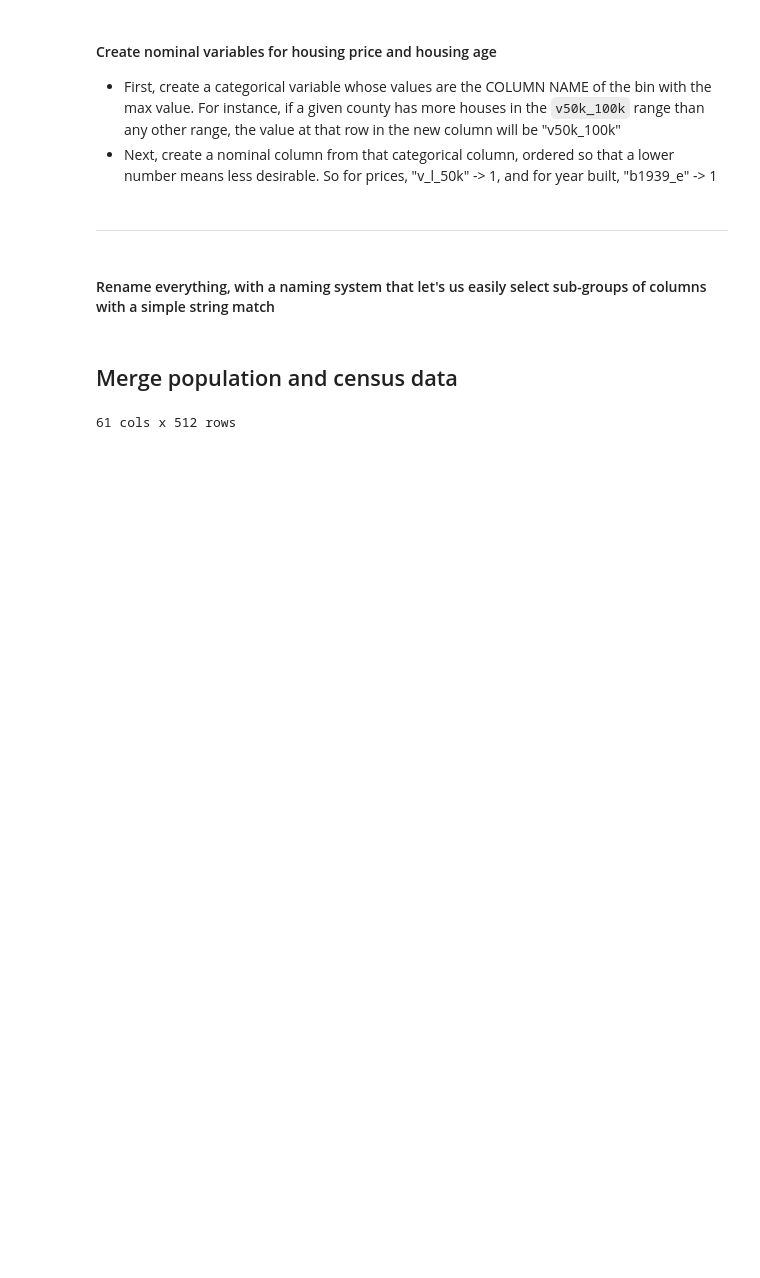
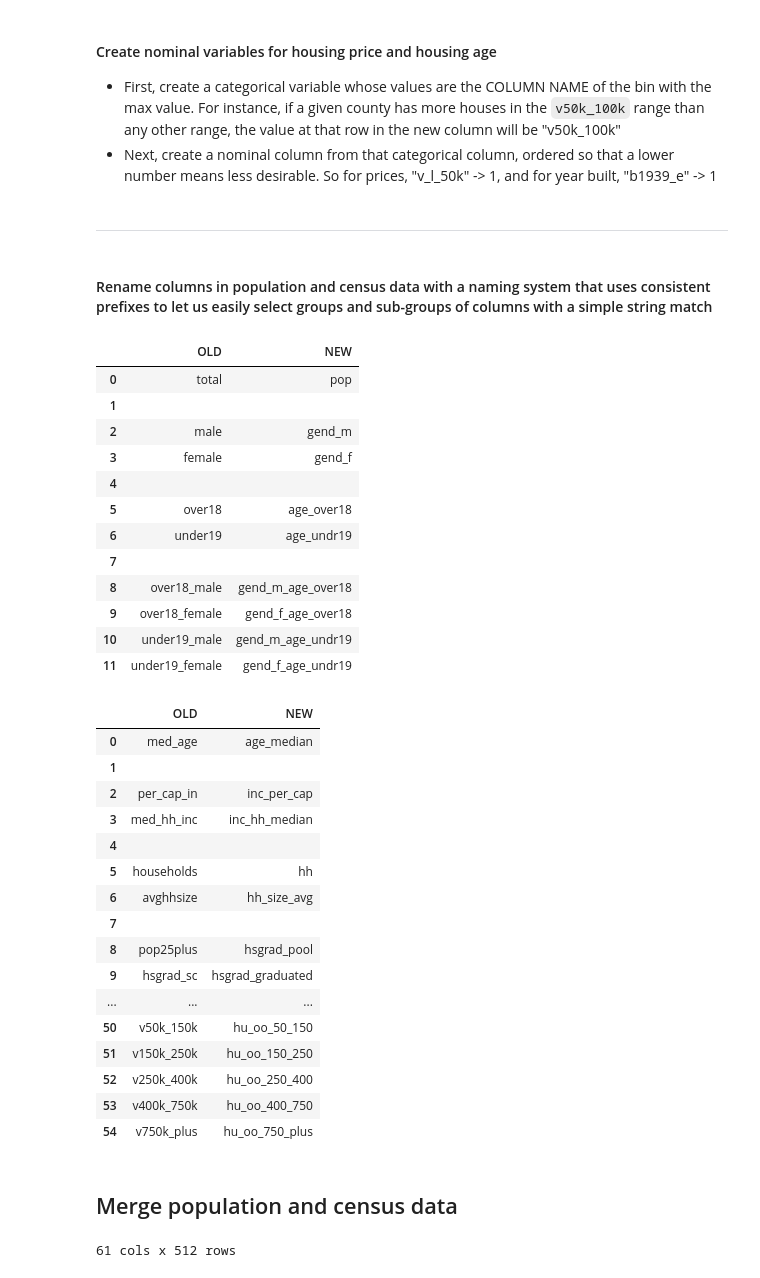
Before and after one commit to ryayoung/crime-data-engineering, a Jupyter notebook: 3-county_demographics.ipynb, the cells around one changed output. Saved outputs shown, nothing was run; the diff lists cells and outputs as text; code cells hidden in the pictures; blank space fills up the shorter version.

```diff
--- a/3-county_demographics.ipynb
+++ b/3-county_demographics.ipynb
@@ -275,4 +268,4 @@ df = (df
 # %% [markdown]
 ---
 # %% [markdown]
-#### Rename everything, with a naming system that let's us easily select sub-groups of columns with a simple string match
+#### Rename columns in population and census data with a naming system that uses consistent prefixes to let us easily select groups and sub-groups of columns with a simple string match
@@ -353,3 +272,43 @@ df = df.rename(columns={
+# %%
+rename_pop = pd.read_excel('column_renaming.xlsx', sheet_name='population_rename')
+
+rename_dem = pd.read_excel('column_renaming.xlsx', sheet_name='census_rename')
+
+display(rename_pop.fillna(''), rename_dem.fillna(''))
+
+pop = pop_raw.rename_cols_from_df(rename_pop.dropna())
+df = df.rename_cols_from_df(rename_dem.dropna()))
+# %% [output]
+|  | OLD | NEW |
+| 0 | total | pop |
+| 1 |  |  |
+| 2 | male | gend_m |
+| 3 | female | gend_f |
+| 4 |  |  |
+| 5 | over18 | age_over18 |
+| 6 | under19 | age_undr19 |
+| 7 |  |  |
+| 8 | over18_male | gend_m_age_over18 |
+| 9 | over18_female | gend_f_age_over18 |
+| 10 | under19_male | gend_m_age_undr19 |
+| 11 | under19_female | gend_f_age_undr19 |
+|  | OLD | NEW |
+| 0 | med_age | age_median |
+| 1 |  |  |
+| 2 | per_cap_in | inc_per_cap |
+| 3 | med_hh_inc | inc_hh_median |
+| 4 |  |  |
+| 5 | households | hh |
+| 6 | avghhsize | hh_size_avg |
+| 7 |  |  |
+| 8 | pop25plus | hsgrad_pool |
+| 9 | hsgrad_sc | hsgrad_graduated |
+| ... | ... | ... |
+| 50 | v50k_150k | hu_oo_50_150 |
+| 51 | v150k_250k | hu_oo_150_250 |
+| 52 | v250k_400k | hu_oo_250_400 |
+| 53 | v400k_750k | hu_oo_400_750 |
+| 54 | v750k_plus | hu_oo_750_plus |
 # %% [markdown]
 ## Merge population and census data
 # %%
```
Also changed, not shown: parts of 5 cells of this notebook, 12 other files.
